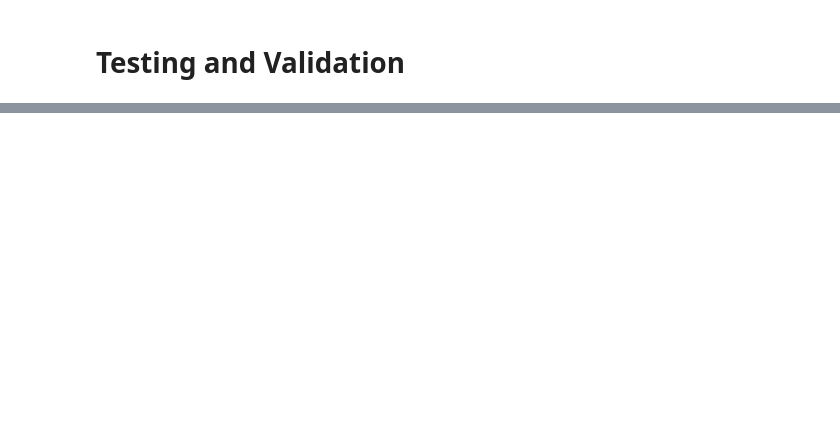
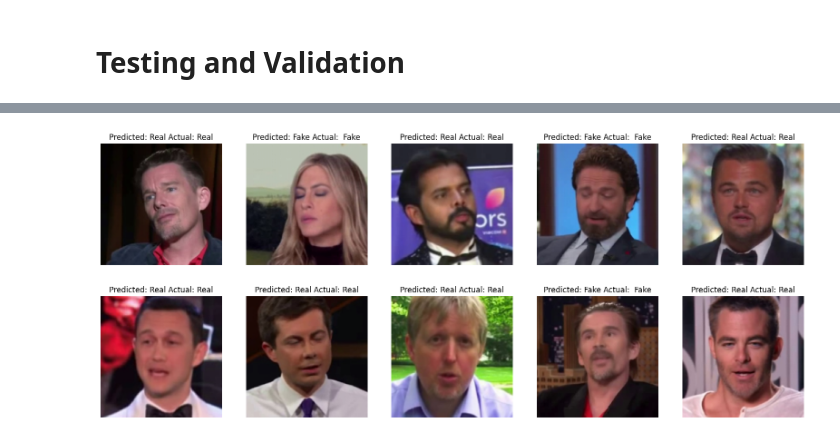
Before and after one commit to UIUC-CS445-DeepFakes/CNN, a Jupyter notebook: CNN_Final.ipynb, the cells around one changed output, grey strips where cells are left out. Drawn from its saved outputs; the diff is of its cells as text; code cells hidden in the pictures; blank space fills up the shorter version.

```diff
--- a/CNN_Final.ipynb
+++ b/CNN_Final.ipynb
@@ -322,0 +377,21 @@ test_accuracy = test_model(vgg_model,test_ld,'test')
+# %%
+#getting a random sample to predict and display
+celebdf_sample_img,celebdf_sample_label = next(iter(celebdf_val_ld))
+celebdf_sample_label = 1- celebdf_sample_label
+
+celebdf_prediction = vgg_model.predict(celebdf_sample_img.to(device))
+fig,axes = plt.subplots(2,5, figsize=(20,8))
+
+for x,ax in enumerate(axes.flat):
+
+  img = STD*celebdf_sample_img[x].numpy().transpose(1,2,0) #C,H,W to H,W,C
+  img = (img + MEAN).clip(0,1)
+
+  ax.imshow(img)
+
+  ax.set_title(f"Predicted: {"Fake" if celebdf_prediction[x].item() == 1 else "Real"} Actual: {" Fake" if celebdf_sample_label[x].item()  == 1 else "Real"}")
+  ax.axis("off")
+
+plt.show()
+# %% [output]
+[figure, added]
```
Also changed, not shown: parts of 21 cells of this notebook.
